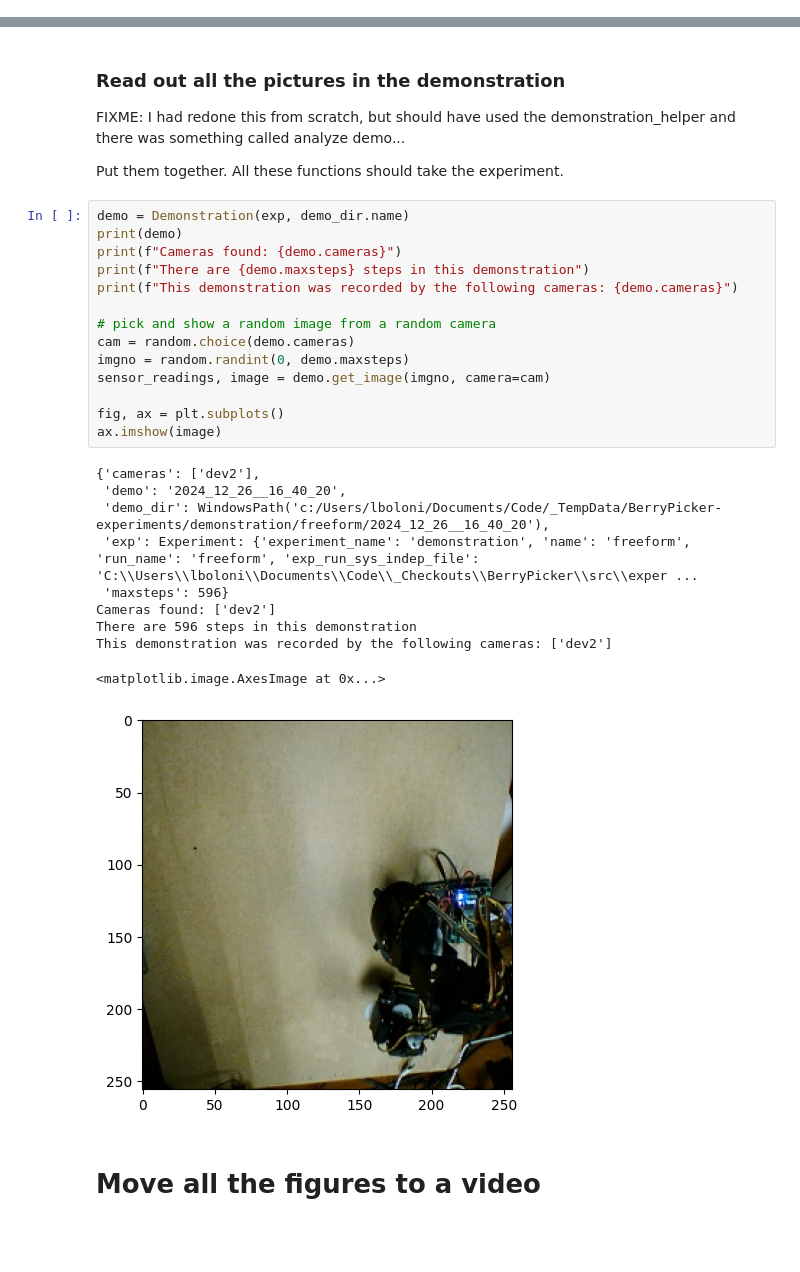
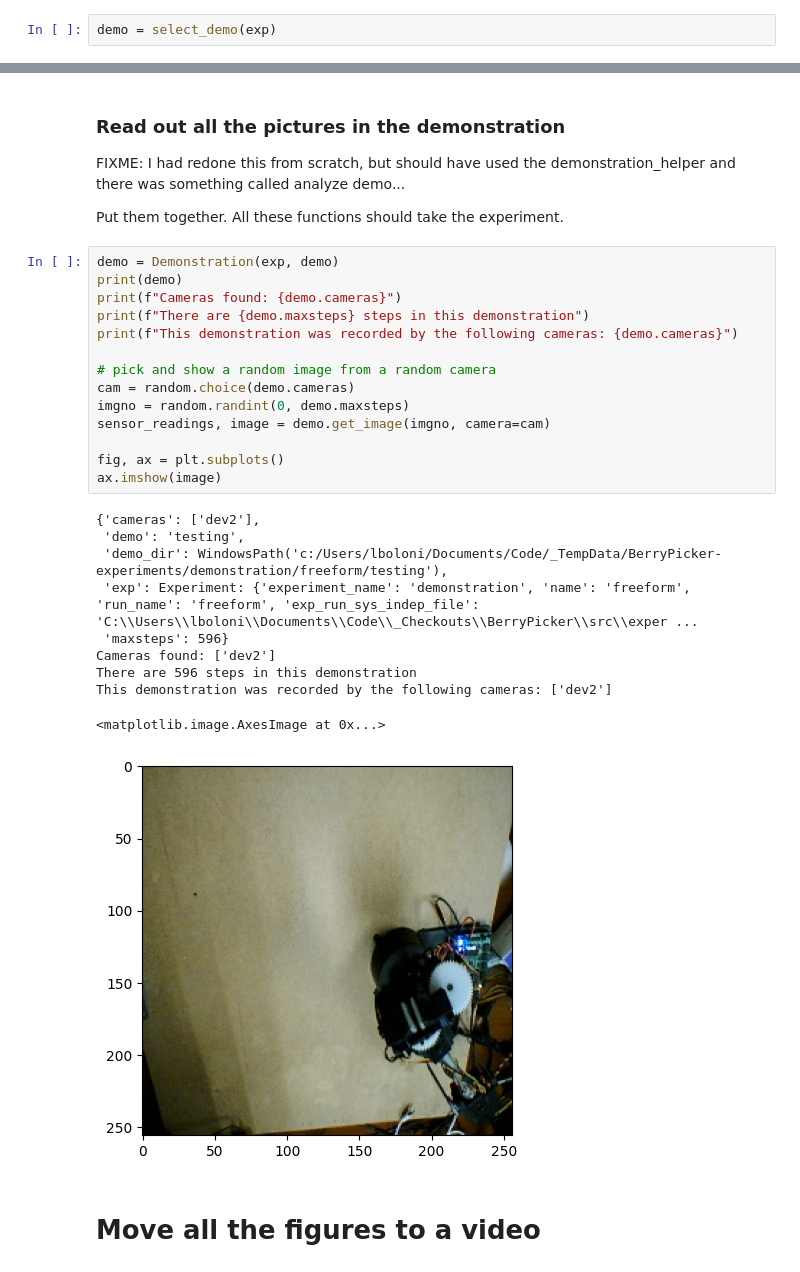
Before and after one commit to Sahara-Sheik/Robotic-Proprioception, a Jupyter notebook: src/demonstration/Demonstration_Explore.ipynb, the cells around one changed output, grey strips where cells are left out. Saved outputs shown, nothing was run; the diff lists cells and outputs as text; blank space fills up the shorter version.

Commit message:
more refactoring on the demonstrations

```diff
--- a/src/demonstration/Demonstration_Explore.ipynb
+++ b/src/demonstration/Demonstration_Explore.ipynb
@@ -69,0 +44,2 @@ You chose demonstration: 2024_12_26__16_40_20
+# %%
+demo = select_demo(exp)
@@ -74,30 +56,30 @@ FIXME: I had redone this from scratch, but should have used the demonstration_he
 
 Put them together. All these functions should take the experiment.
 # %%
-demo = Demonstration(exp, demo_dir.name)
+demo = Demonstration(exp, demo)
 print(demo)
 print(f"Cameras found: {demo.cameras}")
 print(f"There are {demo.maxsteps} steps in this demonstration")
 print(f"This demonstration was recorded by the following cameras: {demo.cameras}")
 
 # pick and show a random image from a random camera
 cam = random.choice(demo.cameras)
 imgno = random.randint(0, demo.maxsteps)
 sensor_readings, image = demo.get_image(imgno, camera=cam)
 
 fig, ax = plt.subplots()
 ax.imshow(image)
 # %% [output]
 {'cameras': ['dev2'],
- 'demo': '2024_12_26__16_40_20',
- 'demo_dir': WindowsPath('c:/Users/lboloni/Documents/Code/_TempData/BerryPicker-experiments/demonstration/freeform/2024_12_26__16_40_20'),
+ 'demo': 'testing',
+ 'demo_dir': WindowsPath('c:/Users/lboloni/Documents/Code/_TempData/BerryPicker-experiments/demonstration/freeform/testing'),
  'exp': Experiment: {'experiment_name': 'demonstration', 'name': 'freeform', 'run_name': 'freeform', 'exp_run_sys_indep_file': 'C:\\Users\\lboloni\\Documents\\Code\\_Checkouts\\BerryPicker\\src\\exper ...
  'maxsteps': 596}
 Cameras found: ['dev2']
 There are 596 steps in this demonstration
 This demonstration was recorded by the following cameras: ['dev2']
 <matplotlib.image.AxesImage at 0x...>
-[figure, old version]
+[figure, new version]
 # %% [markdown]
 # Move all the figures to a video
 # %%
```
Also changed, not shown: parts of 11 cells of this notebook, 4 other files.
